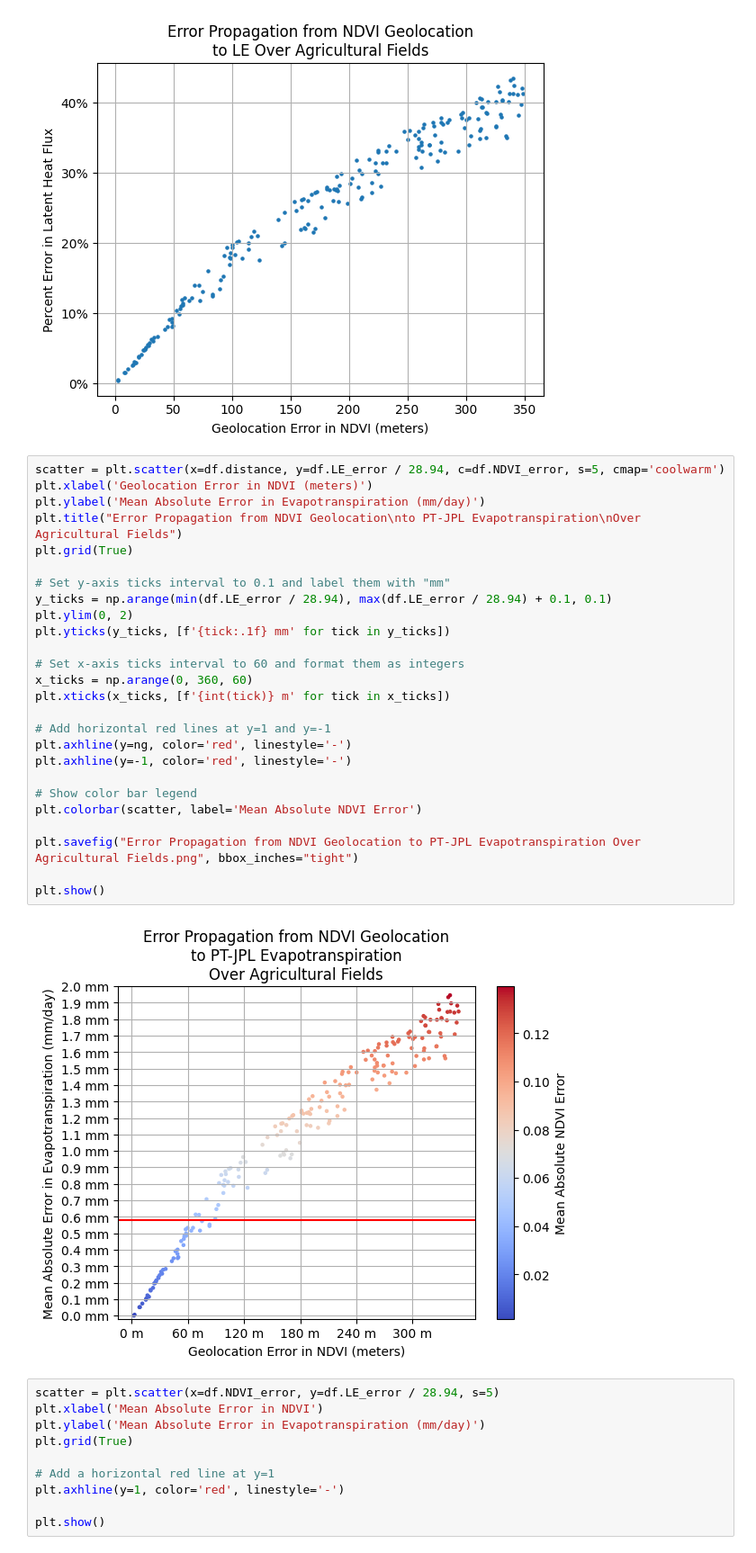
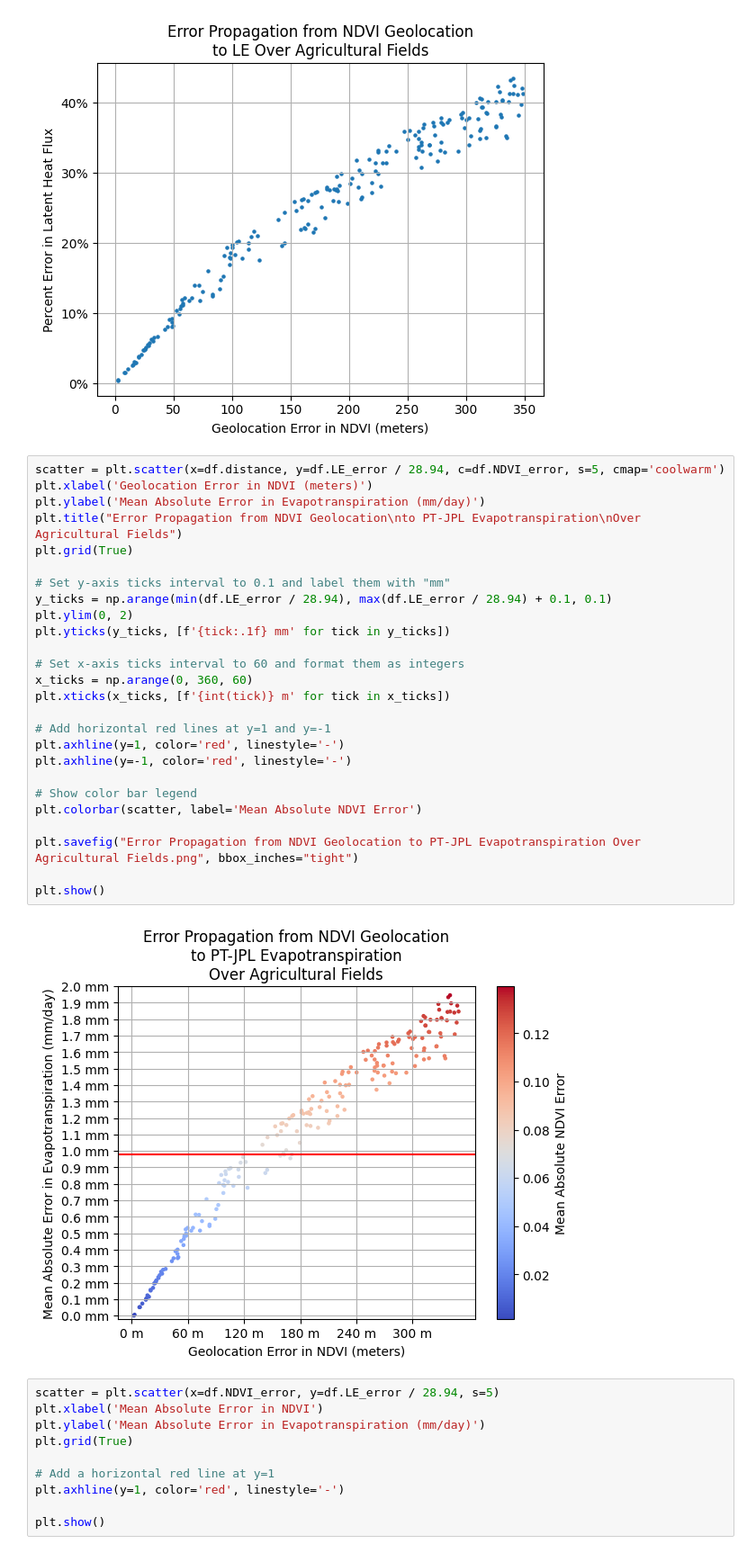
Before and after one commit to JPL-Evapotranspiration-Algorithms/PT-JPL, a Jupyter notebook: Geolocation Sensitivity MJ.ipynb, the cells around one changed output. Shown at 90% size. Drawn from its saved outputs; the diff is of its cells as text.

```diff
--- a/Geolocation Sensitivity MJ.ipynb
+++ b/Geolocation Sensitivity MJ.ipynb
@@ -429,31 +429,31 @@ plt.show()
 # %%
 scatter = plt.scatter(x=df.distance, y=df.LE_error / 28.94, c=df.NDVI_error, s=5, cmap='coolwarm')
 plt.xlabel('Geolocation Error in NDVI (meters)')
 plt.ylabel('Mean Absolute Error in Evapotranspiration (mm/day)')
 plt.title("Error Propagation from NDVI Geolocation\nto PT-JPL Evapotranspiration\nOver Agricultural Fields")
 plt.grid(True)
 
 # Set y-axis ticks interval to 0.1 and label them with "mm"
 y_ticks = np.arange(min(df.LE_error / 28.94), max(df.LE_error / 28.94) + 0.1, 0.1)
 plt.ylim(0, 2)
 plt.yticks(y_ticks, [f'{tick:.1f} mm' for tick in y_ticks])
 
 # Set x-axis ticks interval to 60 and format them as integers
 x_ticks = np.arange(0, 360, 60)
 plt.xticks(x_ticks, [f'{int(tick)} m' for tick in x_ticks])
 
 # Add horizontal red lines at y=1 and y=-1
-plt.axhline(y=ng, color='red', linestyle='-')
+plt.axhline(y=1, color='red', linestyle='-')
 plt.axhline(y=-1, color='red', linestyle='-')
 
 # Show color bar legend
 plt.colorbar(scatter, label='Mean Absolute NDVI Error')
 
 plt.savefig("Error Propagation from NDVI Geolocation to PT-JPL Evapotranspiration Over Agricultural Fields.png", bbox_inches="tight")
 
 plt.show()
 # %% [output]
-[figure, old version]
+[figure, new version]
 # %%
 scatter = plt.scatter(x=df.NDVI_error, y=df.LE_error / 28.94, s=5)
 plt.xlabel('Mean Absolute Error in NDVI')
```
